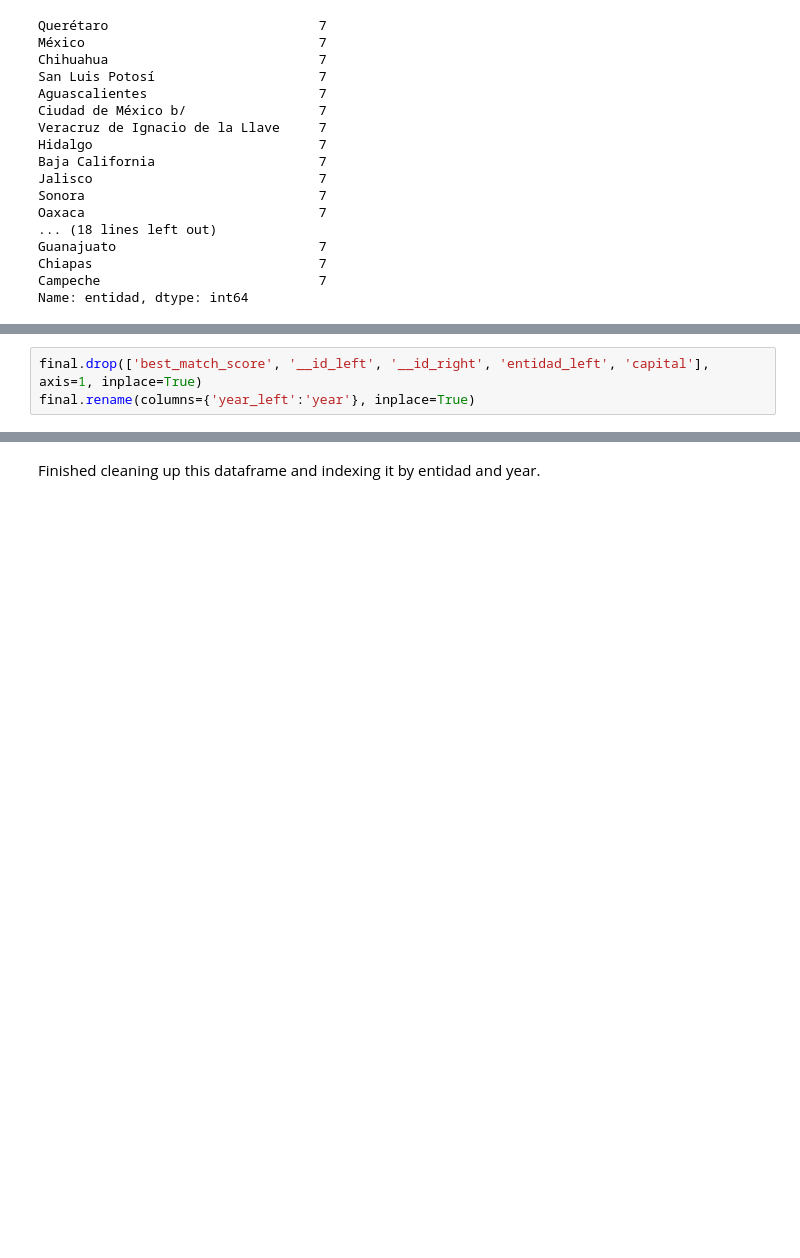
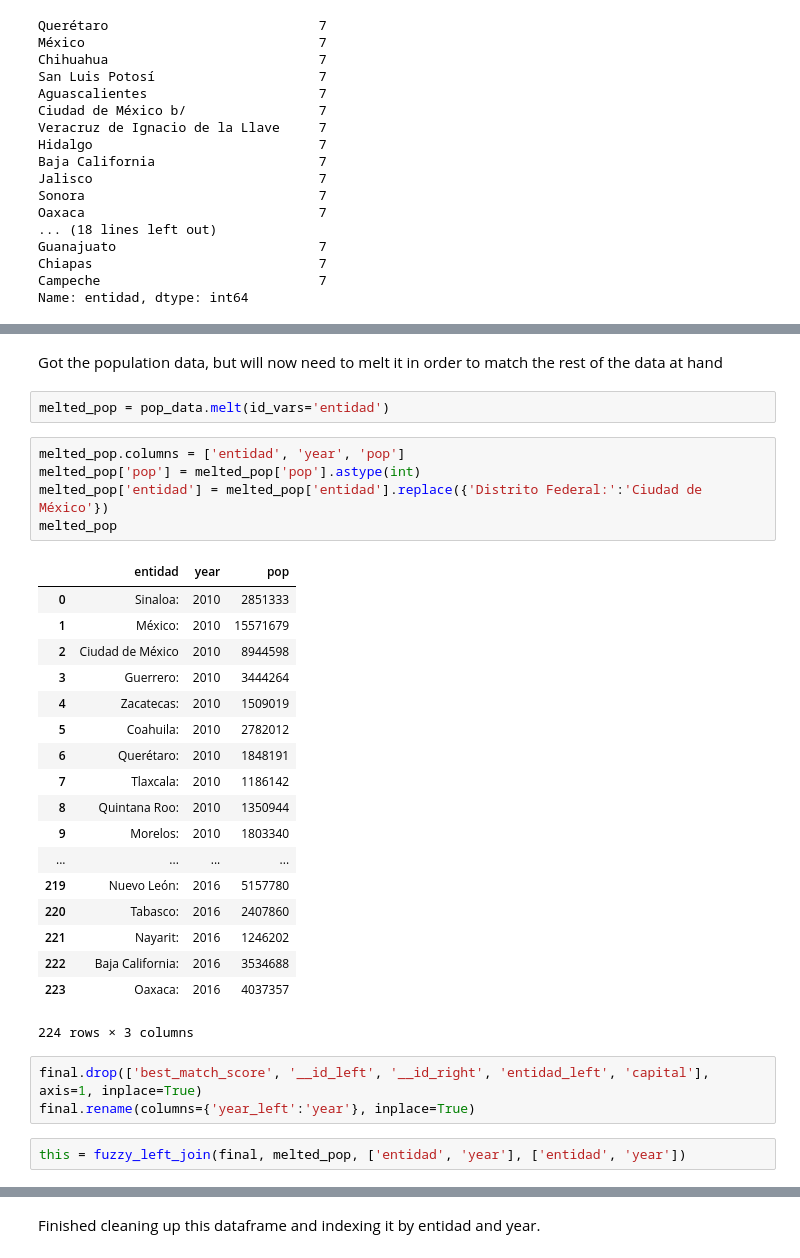
Before and after one commit to marioamz/MexicoOC_Index, a Jupyter notebook: Mexico_OC_Index.ipynb, the cells around one changed output, grey strips where cells are left out. Cells and saved outputs as stored; diff of their text form; blank space fills up the shorter version.

```diff
--- a/Mexico_OC_Index.ipynb
+++ b/Mexico_OC_Index.ipynb
@@ -364,3 +406,33 @@ Name: entidad, dtype: int64
+# %% [markdown]
+Got the population data, but will now need to melt it in order to match the rest of the data at hand
+# %%
+melted_pop = pop_data.melt(id_vars='entidad')
+# %%
+melted_pop.columns = ['entidad', 'year', 'pop']
+melted_pop['pop'] = melted_pop['pop'].astype(int)
+melted_pop['entidad'] = melted_pop['entidad'].replace({'Distrito Federal:':'Ciudad de México'})
+melted_pop
+# %% [output]
+|  | entidad | year | pop |
+| 0 | Sinaloa: | 2010 | 2851333 |
+| 1 | México: | 2010 | 15571679 |
+| 2 | Ciudad de México | 2010 | 8944598 |
+| 3 | Guerrero: | 2010 | 3444264 |
+| 4 | Zacatecas: | 2010 | 1509019 |
+| 5 | Coahuila: | 2010 | 2782012 |
+| 6 | Querétaro: | 2010 | 1848191 |
+| 7 | Tlaxcala: | 2010 | 1186142 |
+| 8 | Quintana Roo: | 2010 | 1350944 |
+| 9 | Morelos: | 2010 | 1803340 |
+| ... | ... | ... | ... |
+| 219 | Nuevo León: | 2016 | 5157780 |
+| 220 | Tabasco: | 2016 | 2407860 |
+| 221 | Nayarit: | 2016 | 1246202 |
+| 222 | Baja California: | 2016 | 3534688 |
+| 223 | Oaxaca: | 2016 | 4037357 |
+224 rows × 3 columns
 # %%
 final.drop(['best_match_score', '__id_left', '__id_right', 'entidad_left', 'capital'], axis=1, inplace=True)
 final.rename(columns={'year_left':'year'}, inplace=True)
+# %%
+this = fuzzy_left_join(final, melted_pop, ['entidad', 'year'], ['entidad', 'year'])
```
Also changed, not shown: parts of 13 cells of this notebook, 32 other files.
